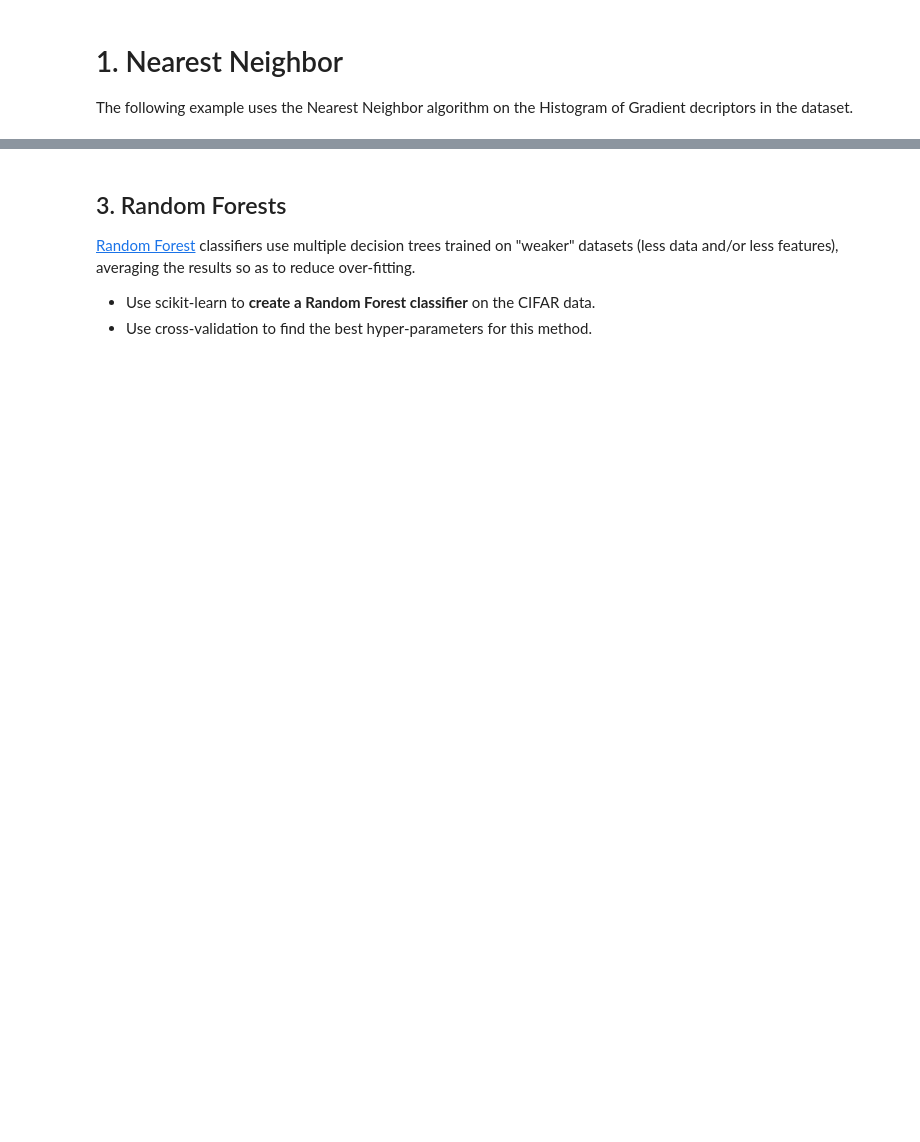
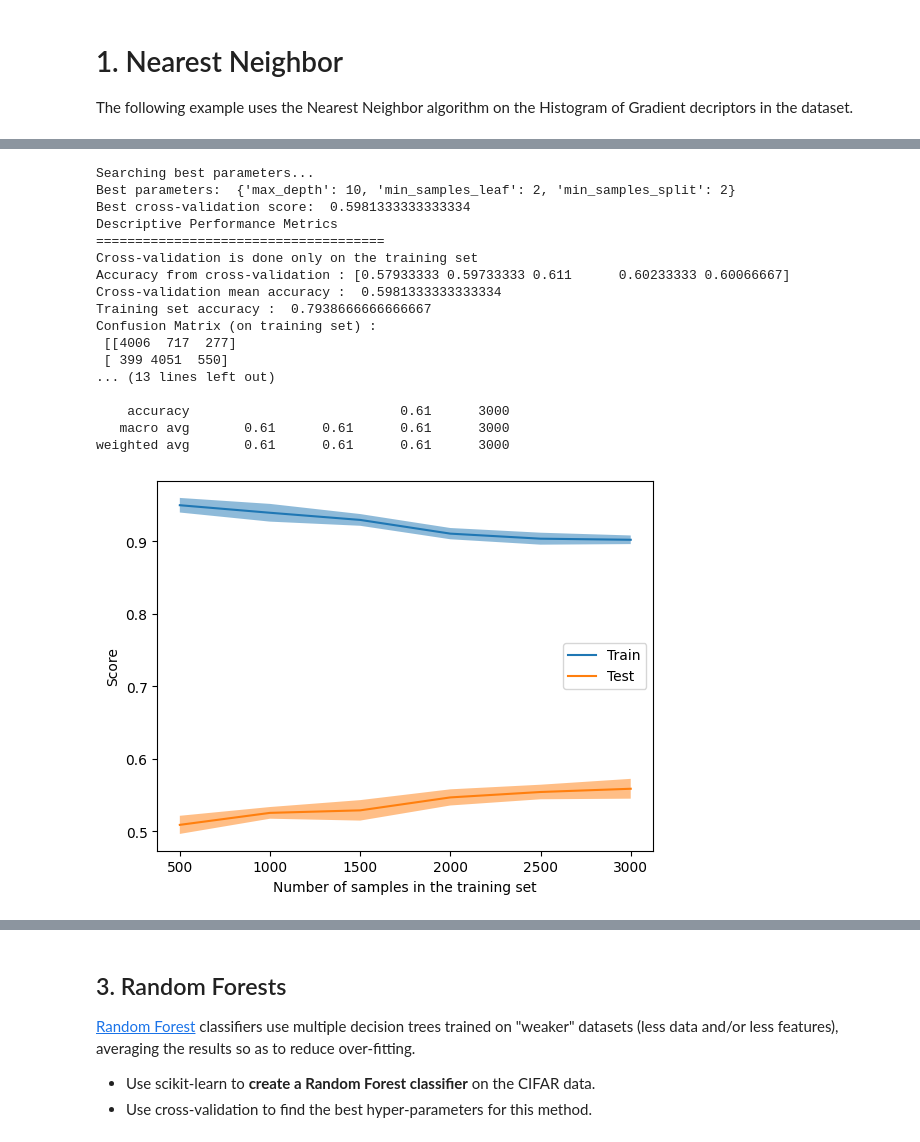
Before and after one commit to Exagor/info-h-501, a Jupyter notebook: docs/LABS/ML1_Nearest_Neighbours_and_Decision_Trees.ipynb, the cells around one changed output, grey strips where cells are left out. Saved outputs shown, nothing was run; the diff lists cells and outputs as text; code cells hidden in the pictures; blank space fills up the shorter version.

```diff
--- a/docs/LABS/ML1_Nearest_Neighbours_and_Decision_Trees.ipynb
+++ b/docs/LABS/ML1_Nearest_Neighbours_and_Decision_Trees.ipynb
@@ -38,0 +175,28 @@ from sklearn import tree
+# %%
+from lab_tools import find_best_hyperparameters
+param_grid ={
+    'max_depth': [None, 5, 10, 15],
+    'min_samples_split': [2, 5, 10],
+    'min_samples_leaf': [1, 2, 4],
+}
+best_tree_model = find_best_hyperparameters(tree_clf, param_grid, dataset.train['hog'], dataset.train['labels'])
+ML_pipeline(best_tree_model, dataset.train['hog'], dataset.train['labels'], dataset.test['hog'], dataset.test['labels'],True)
+# %% [output]
+Searching best parameters...
+Best parameters:  {'max_depth': 10, 'min_samples_leaf': 2, 'min_samples_split': 2}
+Best cross-validation score:  0.5981333333333334
+Descriptive Performance Metrics
+=====================================
+Cross-validation is done only on the training set
+Accuracy from cross-validation : [0.57933333 0.59733333 0.611      0.60233333 0.60066667]
+Cross-validation mean accuracy :  0.5981333333333334
+Training set accuracy :  0.7938666666666667
+Confusion Matrix (on training set) :
+ [[4006  717  277]
+ [ 399 4051  550]
+... (13 lines left out)
+
+    accuracy                           0.61      3000
+   macro avg       0.61      0.61      0.61      3000
+weighted avg       0.61      0.61      0.61      3000
+[figure, added]
```
Also changed, not shown: parts of 18 cells of this notebook, 1 other file.
